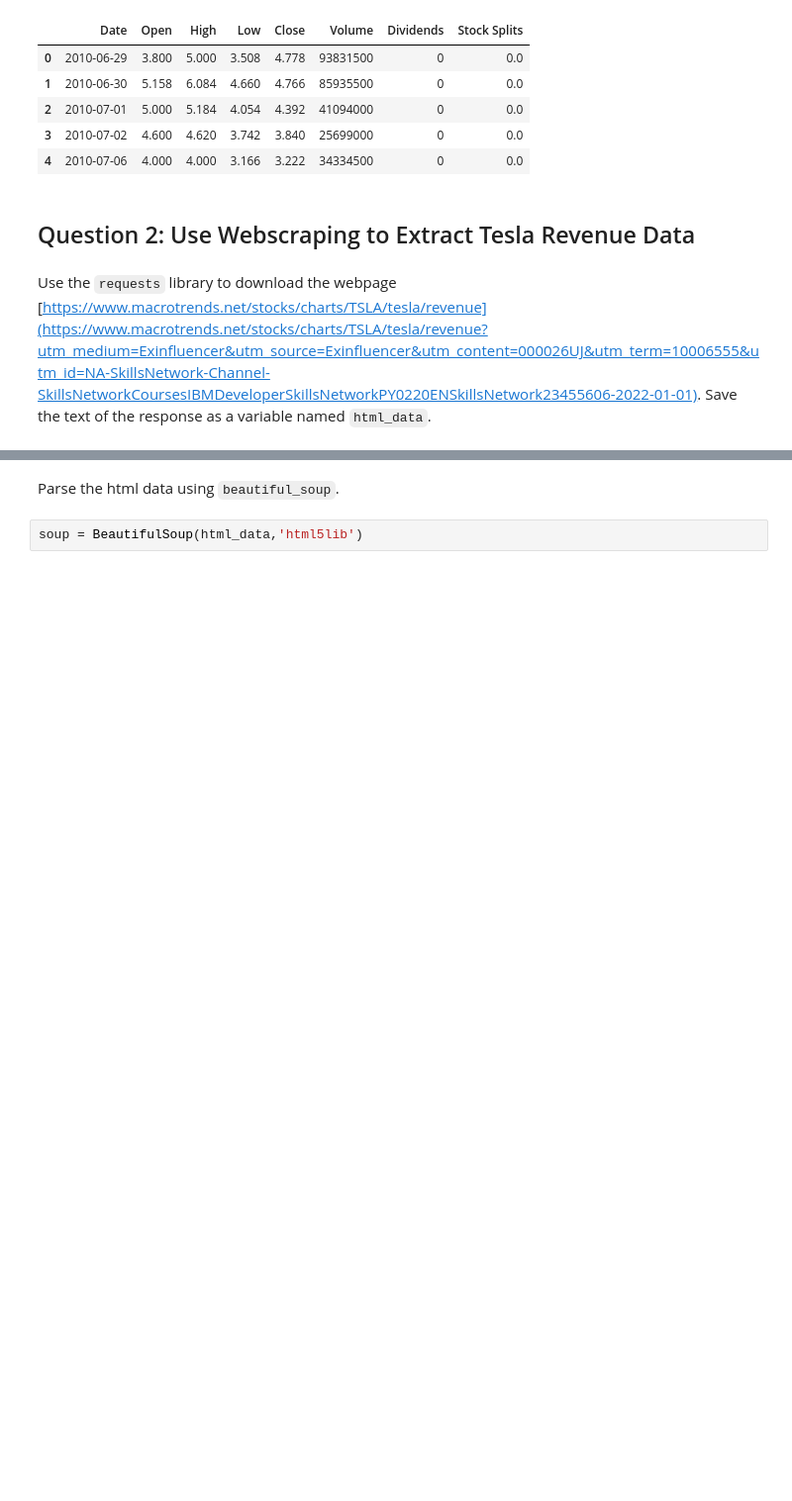
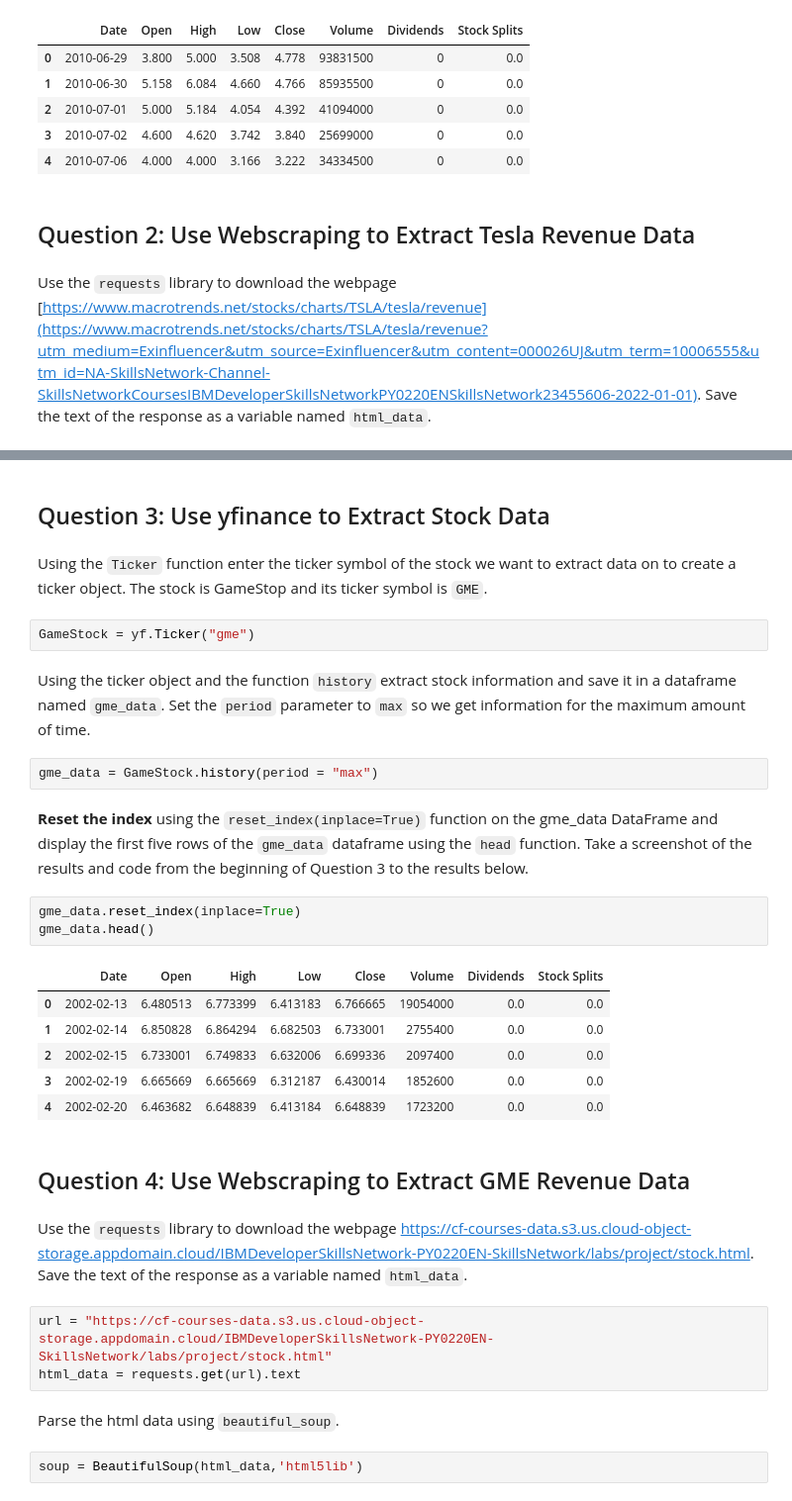
Before and after one commit to Ctiog/myfirstrepository, a Jupyter notebook: Final Assignment.ipynb, the cells around one changed output, grey strips where cells are left out. Shown: that part at 99% size. Drawn from its saved outputs; the diff is of its cells as text; blank space fills up the shorter version.

```diff
--- a/Final Assignment.ipynb
+++ b/Final Assignment.ipynb
@@ -109,3 +249,32 @@ html_data = requests.get(url).text
+# %% [markdown]
+## Question 3: Use yfinance to Extract Stock Data
+# %% [markdown]
+Using the `Ticker` function enter the ticker symbol of the stock we want to extract data on to create a ticker object. The stock is GameStop and its ticker symbol is `GME`.
+# %%
+GameStock = yf.Ticker("gme")
+# %% [markdown]
+Using the ticker object and the function `history` extract stock information and save it in a dataframe named `gme_data`. Set the `period` parameter to `max` so we get information for the maximum amount of time.
+# %%
+gme_data = GameStock.history(period = "max")
+# %% [markdown]
+**Reset the index** using the `reset_index(inplace=True)` function on the gme_data DataFrame and display the first five rows of the `gme_data` dataframe using the `head` function. Take a screenshot of the results and code from the beginning of Question 3 to the results below.
+# %%
+gme_data.reset_index(inplace=True)
+gme_data.head()
+# %% [output]
+|  | Date | Open | High | Low | Close | Volume | Dividends | Stock Splits |
+| 0 | 2002-02-13 | 6.480513 | 6.773399 | 6.413183 | 6.766665 | 19054000 | 0.0 | 0.0 |
+| 1 | 2002-02-14 | 6.850828 | 6.864294 | 6.682503 | 6.733001 | 2755400 | 0.0 | 0.0 |
+| 2 | 2002-02-15 | 6.733001 | 6.749833 | 6.632006 | 6.699336 | 2097400 | 0.0 | 0.0 |
+| 3 | 2002-02-19 | 6.665669 | 6.665669 | 6.312187 | 6.430014 | 1852600 | 0.0 | 0.0 |
+| 4 | 2002-02-20 | 6.463682 | 6.648839 | 6.413184 | 6.648839 | 1723200 | 0.0 | 0.0 |
+# %% [markdown]
+## Question 4: Use Webscraping to Extract GME Revenue Data
+# %% [markdown]
+Use the `requests` library to download the webpage <https://cf-courses-data.s3.us.cloud-object-storage.appdomain.cloud/IBMDeveloperSkillsNetwork-PY0220EN-SkillsNetwork/labs/project/stock.html>. Save the text of the response as a variable named `html_data`.
+# %%
+url = "https://cf-courses-data.s3.us.cloud-object-storage.appdomain.cloud/IBMDeveloperSkillsNetwork-PY0220EN-SkillsNetwork/labs/project/stock.html"
+html_data = requests.get(url).text
 # %% [markdown]
 Parse the html data using `beautiful_soup`.
 # %%
```
Also changed, not shown: parts of 33 cells of this notebook.
